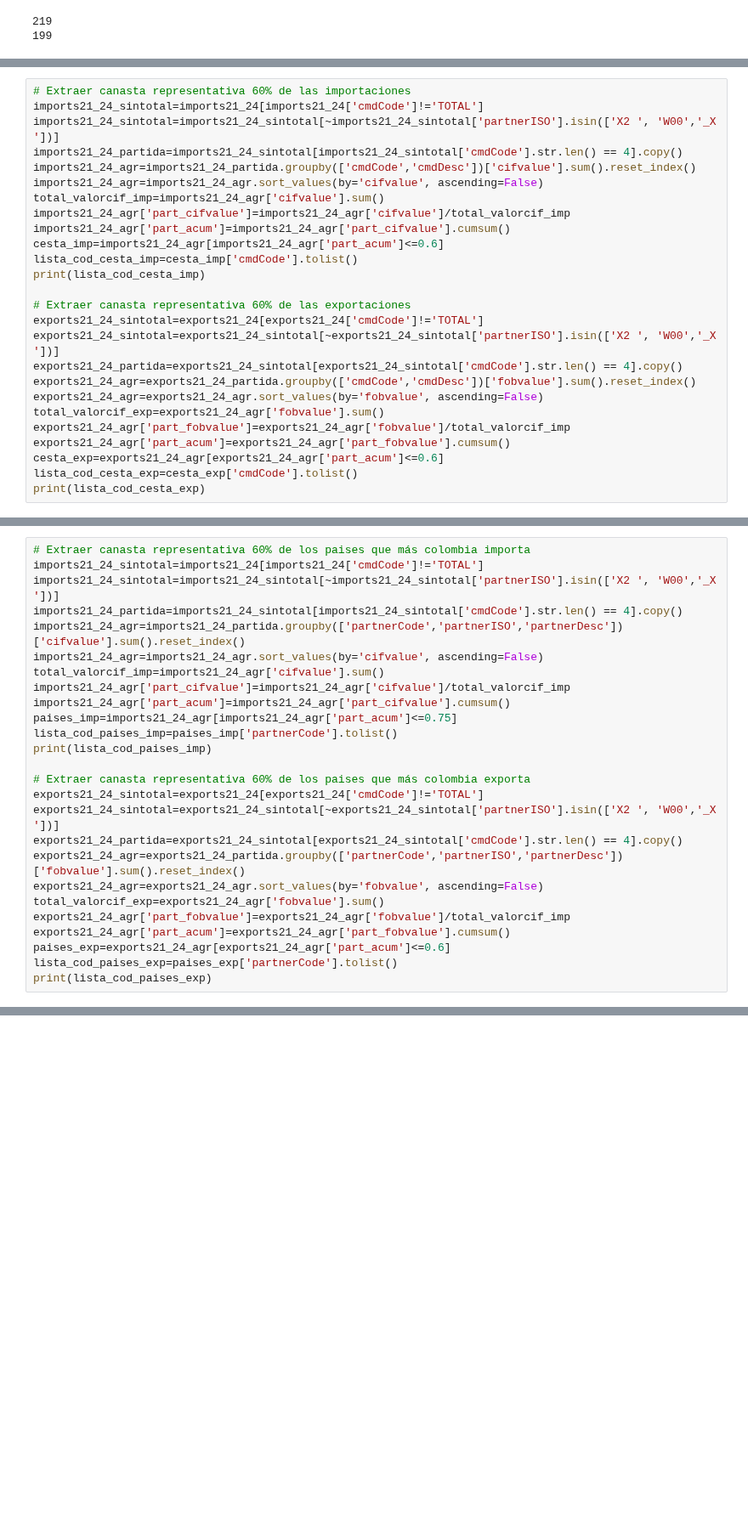
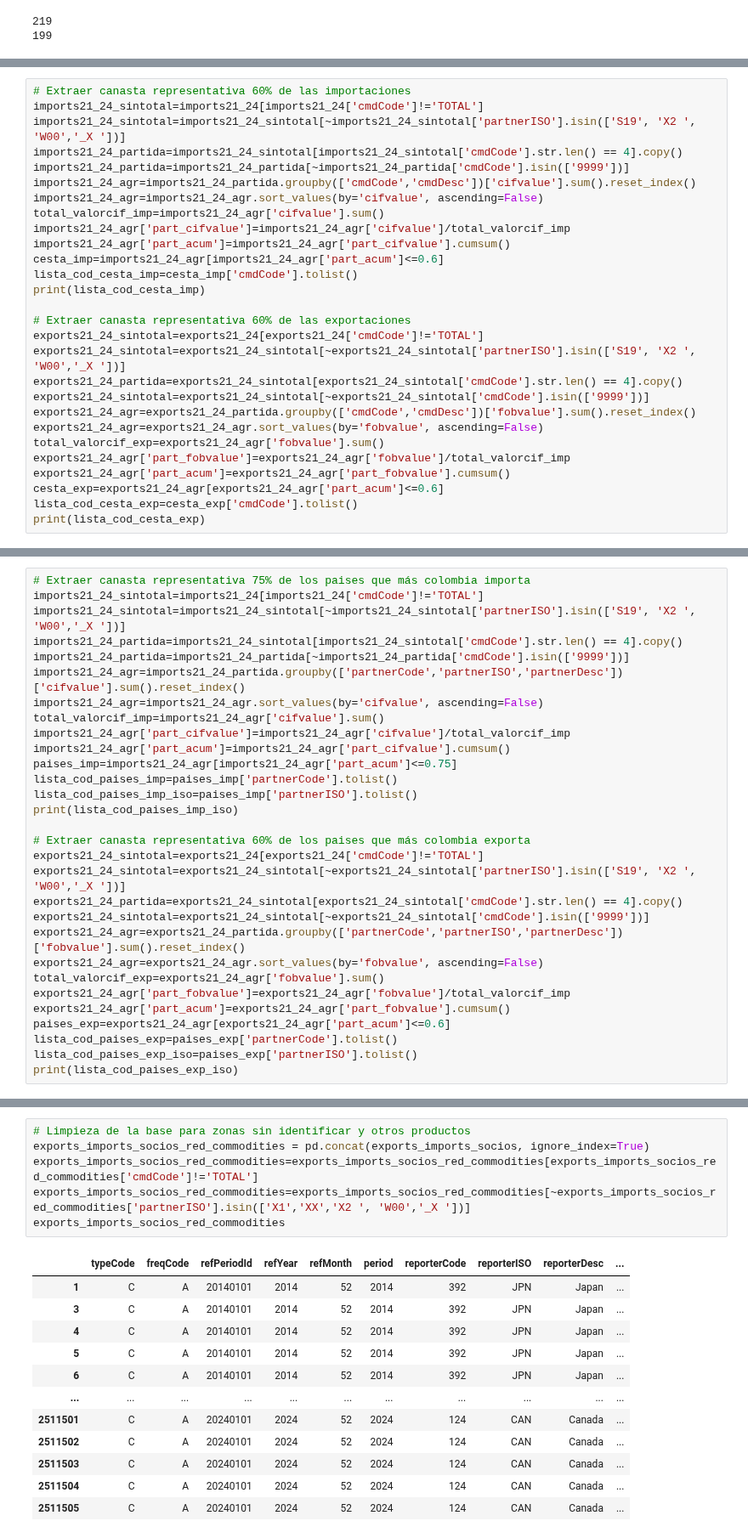
Before and after one commit to hubcborja/Trabajo_grado_ECIJG, a Jupyter notebook: Comtrade_Free_API.ipynb, the cells around one changed output, grey strips where cells are left out. Shown at 85% size. Saved outputs shown, nothing was run; the diff lists cells and outputs as text; blank space fills up the shorter version.

```diff
--- a/Comtrade_Free_API.ipynb
+++ b/Comtrade_Free_API.ipynb
@@ -154,8 +161,9 @@ print(exports21_24['partnerISO'].unique())
 # %%
 # Extraer canasta representativa 60% de las importaciones
 imports21_24_sintotal=imports21_24[imports21_24['cmdCode']!='TOTAL']
-imports21_24_sintotal=imports21_24_sintotal[~imports21_24_sintotal['partnerISO'].isin(['X2 ', 'W00','_X '])]
+imports21_24_sintotal=imports21_24_sintotal[~imports21_24_sintotal['partnerISO'].isin(['S19', 'X2 ', 'W00','_X '])]
 imports21_24_partida=imports21_24_sintotal[imports21_24_sintotal['cmdCode'].str.len() == 4].copy()
+imports21_24_partida=imports21_24_partida[~imports21_24_partida['cmdCode'].isin(['9999'])]
 imports21_24_agr=imports21_24_partida.groupby(['cmdCode','cmdDesc'])['cifvalue'].sum().reset_index()
 imports21_24_agr=imports21_24_agr.sort_values(by='cifvalue', ascending=False)
 total_valorcif_imp=imports21_24_agr['cifvalue'].sum()
@@ -167,8 +175,9 @@ print(lista_cod_cesta_imp)
 
 # Extraer canasta representativa 60% de las exportaciones
 exports21_24_sintotal=exports21_24[exports21_24['cmdCode']!='TOTAL']
-exports21_24_sintotal=exports21_24_sintotal[~exports21_24_sintotal['partnerISO'].isin(['X2 ', 'W00','_X '])]
+exports21_24_sintotal=exports21_24_sintotal[~exports21_24_sintotal['partnerISO'].isin(['S19', 'X2 ', 'W00','_X '])]
 exports21_24_partida=exports21_24_sintotal[exports21_24_sintotal['cmdCode'].str.len() == 4].copy()
+exports21_24_sintotal=exports21_24_sintotal[~exports21_24_sintotal['cmdCode'].isin(['9999'])]
 exports21_24_agr=exports21_24_partida.groupby(['cmdCode','cmdDesc'])['fobvalue'].sum().reset_index()
 exports21_24_agr=exports21_24_agr.sort_values(by='fobvalue', ascending=False)
 total_valorcif_exp=exports21_24_agr['fobvalue'].sum()
@@ -203,8 +194,9 @@ array(['World', 'Argentina', 'Australia', 'Austria', 'Belgium',
 # %%
-# Extraer canasta representativa 60% de los paises que más colombia importa
+# Extraer canasta representativa 75% de los paises que más colombia importa
 imports21_24_sintotal=imports21_24[imports21_24['cmdCode']!='TOTAL']
-imports21_24_sintotal=imports21_24_sintotal[~imports21_24_sintotal['partnerISO'].isin(['X2 ', 'W00','_X '])]
+imports21_24_sintotal=imports21_24_sintotal[~imports21_24_sintotal['partnerISO'].isin(['S19', 'X2 ', 'W00','_X '])]
 imports21_24_partida=imports21_24_sintotal[imports21_24_sintotal['cmdCode'].str.len() == 4].copy()
+imports21_24_partida=imports21_24_partida[~imports21_24_partida['cmdCode'].isin(['9999'])]
 imports21_24_agr=imports21_24_partida.groupby(['partnerCode','partnerISO','partnerDesc'])['cifvalue'].sum().reset_index()
 imports21_24_agr=imports21_24_agr.sort_values(by='cifvalue', ascending=False)
 total_valorcif_imp=imports21_24_agr['cifvalue'].sum()
@@ -212,12 +204,14 @@ imports21_24_agr['part_cifvalue']=imports21_24_agr['cifvalue']/total_valorcif_im
 imports21_24_agr['part_acum']=imports21_24_agr['part_cifvalue'].cumsum()
 paises_imp=imports21_24_agr[imports21_24_agr['part_acum']<=0.75]
 lista_cod_paises_imp=paises_imp['partnerCode'].tolist()
-print(lista_cod_paises_imp)
+lista_cod_paises_imp_iso=paises_imp['partnerISO'].tolist()
+print(lista_cod_paises_imp_iso)
 
 # Extraer canasta representativa 60% de los paises que más colombia exporta
 exports21_24_sintotal=exports21_24[exports21_24['cmdCode']!='TOTAL']
-exports21_24_sintotal=exports21_24_sintotal[~exports21_24_sintotal['partnerISO'].isin(['X2 ', 'W00','_X '])]
+exports21_24_sintotal=exports21_24_sintotal[~exports21_24_sintotal['partnerISO'].isin(['S19', 'X2 ', 'W00','_X '])]
 exports21_24_partida=exports21_24_sintotal[exports21_24_sintotal['cmdCode'].str.len() == 4].copy()
+exports21_24_sintotal=exports21_24_sintotal[~exports21_24_sintotal['cmdCode'].isin(['9999'])]
 exports21_24_agr=exports21_24_partida.groupby(['partnerCode','partnerISO','partnerDesc'])['fobvalue'].sum().reset_index()
 exports21_24_agr=exports21_24_agr.sort_values(by='fobvalue', ascending=False)
 total_valorcif_exp=exports21_24_agr['fobvalue'].sum()
@@ -225,5 +219,6 @@ exports21_24_agr['part_fobvalue']=exports21_24_agr['fobvalue']/total_valorcif_im
 exports21_24_agr['part_acum']=exports21_24_agr['part_fobvalue'].cumsum()
 paises_exp=exports21_24_agr[exports21_24_agr['part_acum']<=0.6]
 lista_cod_paises_exp=paises_exp['partnerCode'].tolist()
-print(lista_cod_paises_exp)
+lista_cod_paises_exp_iso=paises_exp['partnerISO'].tolist()
+print(lista_cod_paises_exp_iso)
 # %% [output]
@@ -305,0 +268,19 @@ Curtains (including drapes) and interior bli
+# %%
+# Limpieza de la base para zonas sin identificar y otros productos
+exports_imports_socios_red_commodities = pd.concat(exports_imports_socios, ignore_index=True)
+exports_imports_socios_red_commodities=exports_imports_socios_red_commodities[exports_imports_socios_red_commodities['cmdCode']!='TOTAL']
+exports_imports_socios_red_commodities=exports_imports_socios_red_commodities[~exports_imports_socios_red_commodities['partnerISO'].isin(['X1','XX','X2 ', 'W00','_X '])]
+exports_imports_socios_red_commodities
+# %% [output]
+|  | typeCode | freqCode | refPeriodId | refYear | refMonth | period | reporterCode | reporterISO | reporterDesc | ... |
+| 1 | C | A | 20140101 | 2014 | 52 | 2014 | 392 | JPN | Japan | ... |
+| 3 | C | A | 20140101 | 2014 | 52 | 2014 | 392 | JPN | Japan | ... |
+| 4 | C | A | 20140101 | 2014 | 52 | 2014 | 392 | JPN | Japan | ... |
+| 5 | C | A | 20140101 | 2014 | 52 | 2014 | 392 | JPN | Japan | ... |
+| 6 | C | A | 20140101 | 2014 | 52 | 2014 | 392 | JPN | Japan | ... |
+| ... | ... | ... | ... | ... | ... | ... | ... | ... | ... | ... |
+| 2511501 | C | A | 20240101 | 2024 | 52 | 2024 | 124 | CAN | Canada | ... |
+| 2511502 | C | A | 20240101 | 2024 | 52 | 2024 | 124 | CAN | Canada | ... |
+| 2511503 | C | A | 20240101 | 2024 | 52 | 2024 | 124 | CAN | Canada | ... |
+| 2511504 | C | A | 20240101 | 2024 | 52 | 2024 | 124 | CAN | Canada | ... |
+| 2511505 | C | A | 20240101 | 2024 | 52 | 2024 | 124 | CAN | Canada | ... |
```
Also changed, not shown: parts of 15 cells of this notebook.
